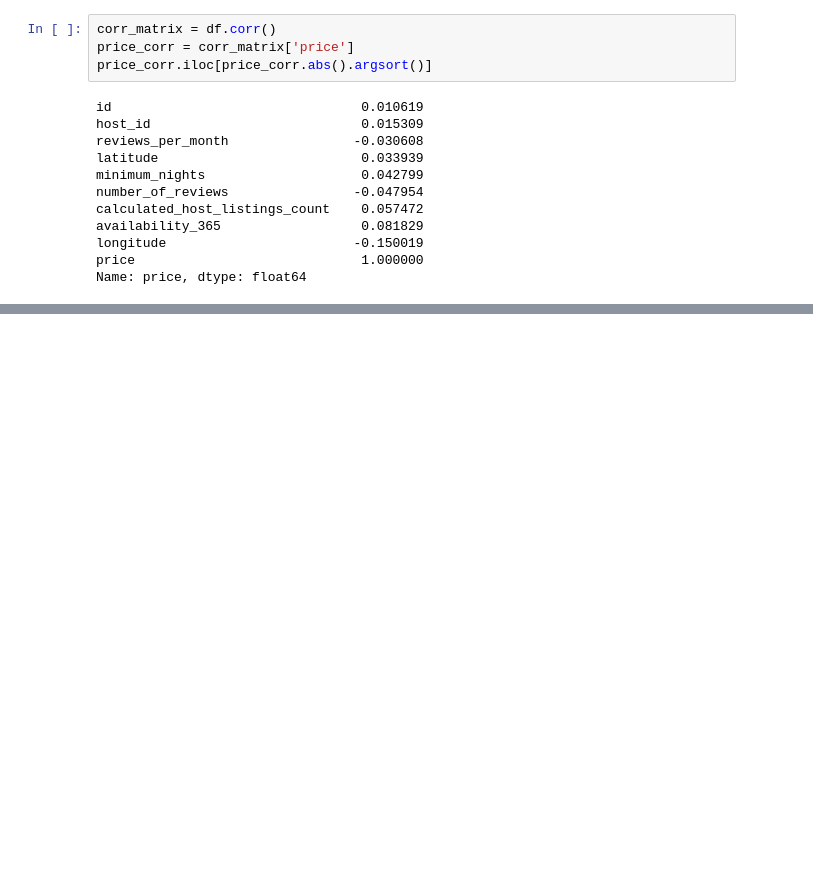
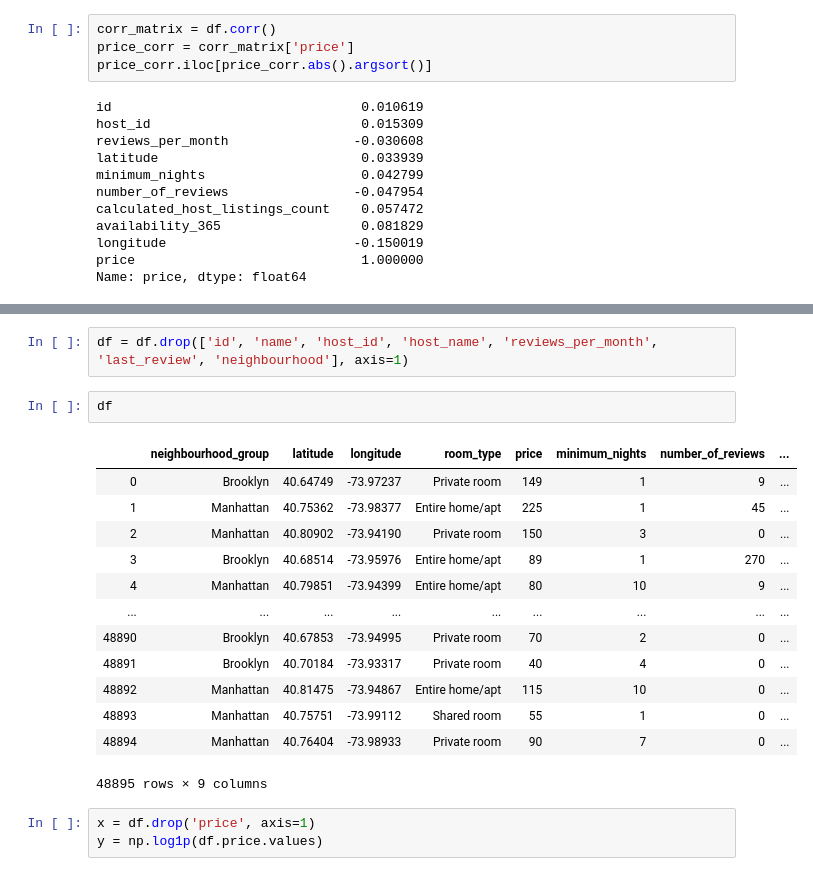
Before and after one commit to JavierOramas/HGML, a Jupyter notebook: lesson3.ipynb, the cells around one changed output, grey strips where cells are left out. Drawn from its saved outputs; the diff is of its cells as text; blank space fills up the shorter version.

```diff
--- a/lesson3.ipynb
+++ b/lesson3.ipynb
@@ -70,0 +80,21 @@ Name: price, dtype: float64
+# %%
+df = df.drop(['id', 'name', 'host_id', 'host_name', 'reviews_per_month', 'last_review', 'neighbourhood'], axis=1)
+# %%
+df
+# %% [output]
+|  | neighbourhood_group | latitude | longitude | room_type | price | minimum_nights | number_of_reviews | ... |
+| 0 | Brooklyn | 40.64749 | -73.97237 | Private room | 149 | 1 | 9 | ... |
+| 1 | Manhattan | 40.75362 | -73.98377 | Entire home/apt | 225 | 1 | 45 | ... |
+| 2 | Manhattan | 40.80902 | -73.94190 | Private room | 150 | 3 | 0 | ... |
+| 3 | Brooklyn | 40.68514 | -73.95976 | Entire home/apt | 89 | 1 | 270 | ... |
+| 4 | Manhattan | 40.79851 | -73.94399 | Entire home/apt | 80 | 10 | 9 | ... |
+| ... | ... | ... | ... | ... | ... | ... | ... | ... |
+| 48890 | Brooklyn | 40.67853 | -73.94995 | Private room | 70 | 2 | 0 | ... |
+| 48891 | Brooklyn | 40.70184 | -73.93317 | Private room | 40 | 4 | 0 | ... |
+| 48892 | Manhattan | 40.81475 | -73.94867 | Entire home/apt | 115 | 10 | 0 | ... |
+| 48893 | Manhattan | 40.75751 | -73.99112 | Shared room | 55 | 1 | 0 | ... |
+| 48894 | Manhattan | 40.76404 | -73.98933 | Private room | 90 | 7 | 0 | ... |
+48895 rows × 9 columns
+# %%
+x = df.drop('price', axis=1)
+y = np.log1p(df.price.values)
```
Also changed, not shown: parts of 6 cells of this notebook.
